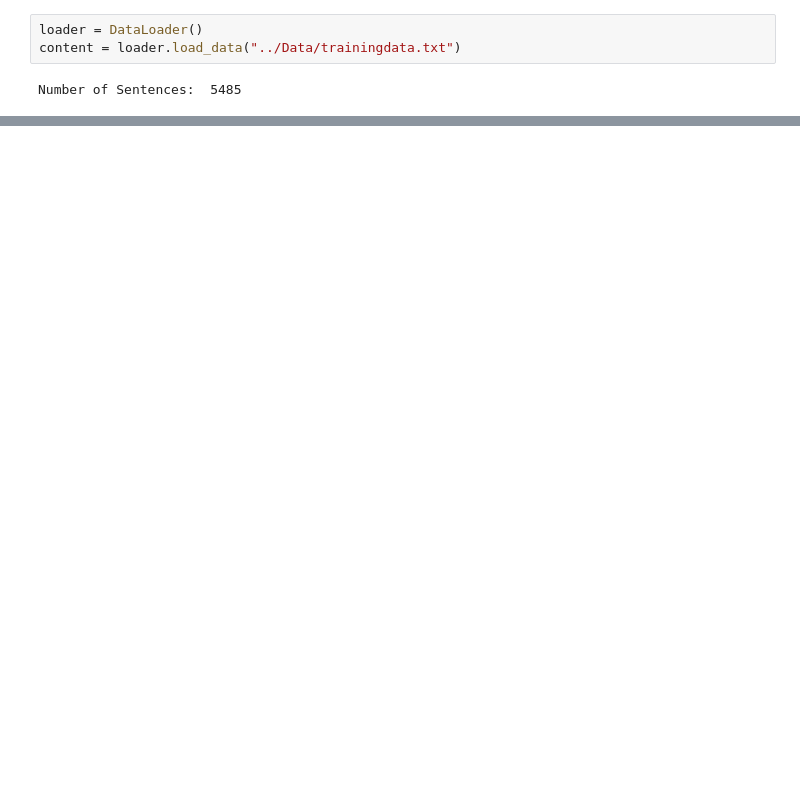
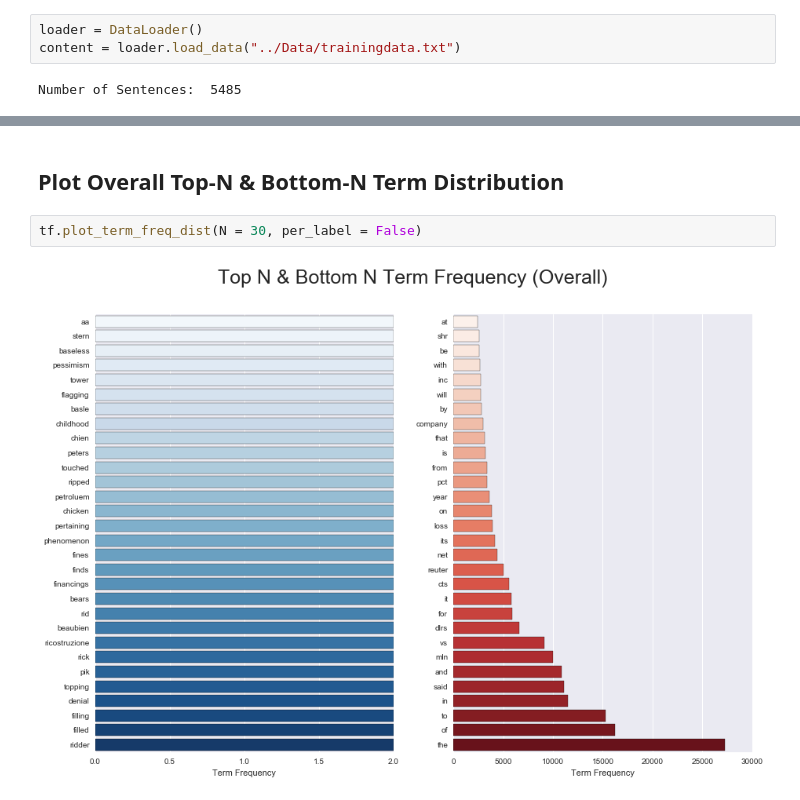
Before and after one commit to MarvinBertin/Text_Classification_ML_Exploration, a Jupyter notebook: 1-Label_Term_Summary_Statistics/Label_Term_Distribution.ipynb, the cells around one changed output, grey strips where cells are left out. Cells and saved outputs as stored; diff of their text form; blank space fills up the shorter version.

```diff
--- a/1-Label_Term_Summary_Statistics/Label_Term_Distribution.ipynb
+++ b/1-Label_Term_Summary_Statistics/Label_Term_Distribution.ipynb
@@ -88,0 +109,6 @@ for idx, label in enumerate(label_names):
+# %% [markdown]
+## Plot Overall Top-N & Bottom-N Term Distribution
+# %%
+tf.plot_term_freq_dist(N = 30, per_label = False)
+# %% [output]
+[figure, added]
```
Also changed, not shown: parts of 27 cells of this notebook, 3 other files.
